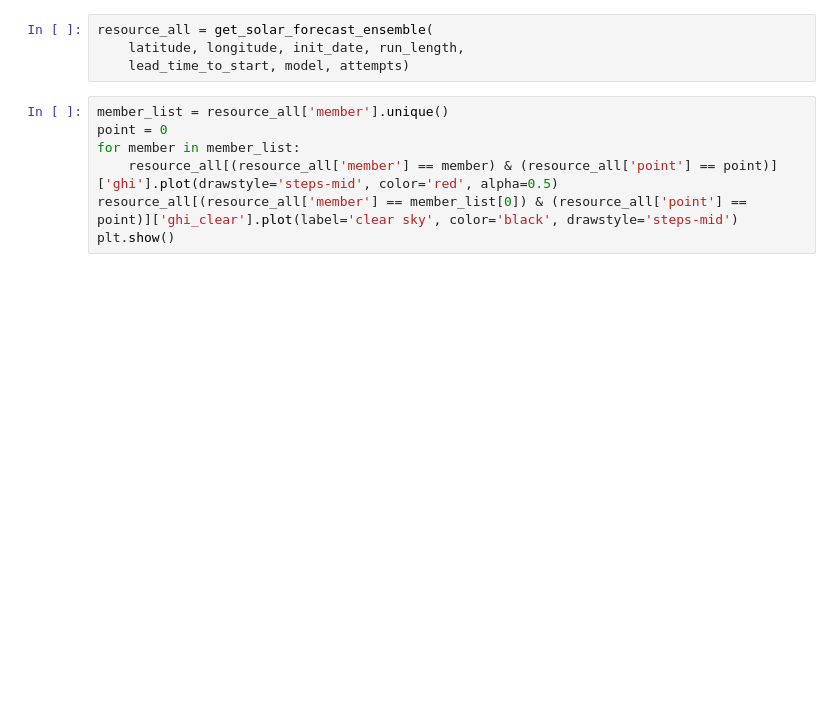
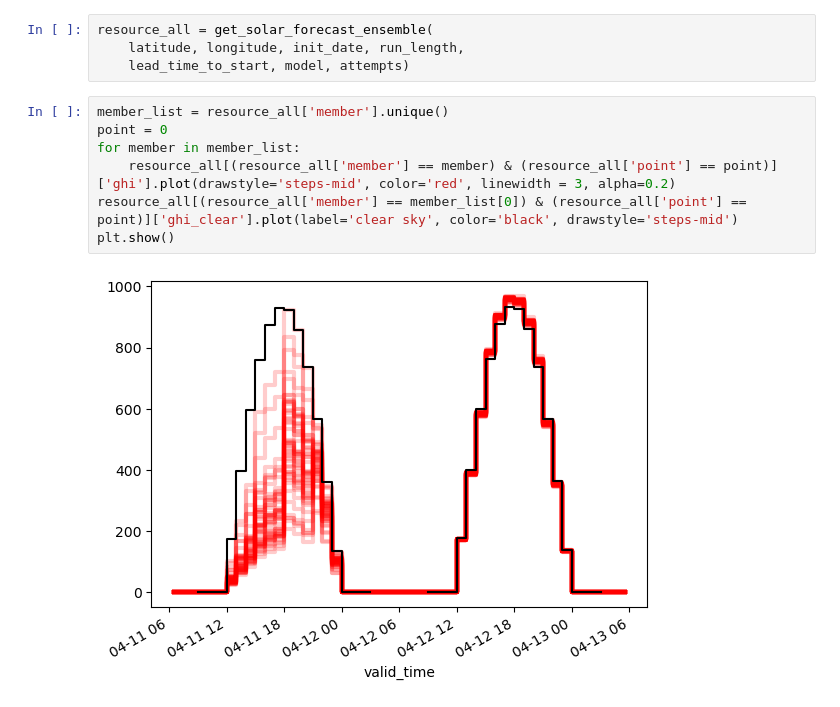
Before and after one commit to williamhobbs/energy-forecasting-tools, a Jupyter notebook: ensemble_example.ipynb, the cells around one changed output. Drawn from its saved outputs; the diff is of its cells as text; blank space fills up the shorter version.

```diff
--- a/ensemble_example.ipynb
+++ b/ensemble_example.ipynb
@@ -51,7 +51,9 @@ resource_all = get_solar_forecast_ensemble(
 # %%
 member_list = resource_all['member'].unique()
 point = 0
 for member in member_list:
-    resource_all[(resource_all['member'] == member) & (resource_all['point'] == point)]['ghi'].plot(drawstyle='steps-mid', color='red', alpha=0.5)
+    resource_all[(resource_all['member'] == member) & (resource_all['point'] == point)]['ghi'].plot(drawstyle='steps-mid', color='red', linewidth = 3, alpha=0.2)
 resource_all[(resource_all['member'] == member_list[0]) & (resource_all['point'] == point)]['ghi_clear'].plot(label='clear sky', color='black', drawstyle='steps-mid')
 plt.show()
+# %% [output]
+[figure, added]
```
